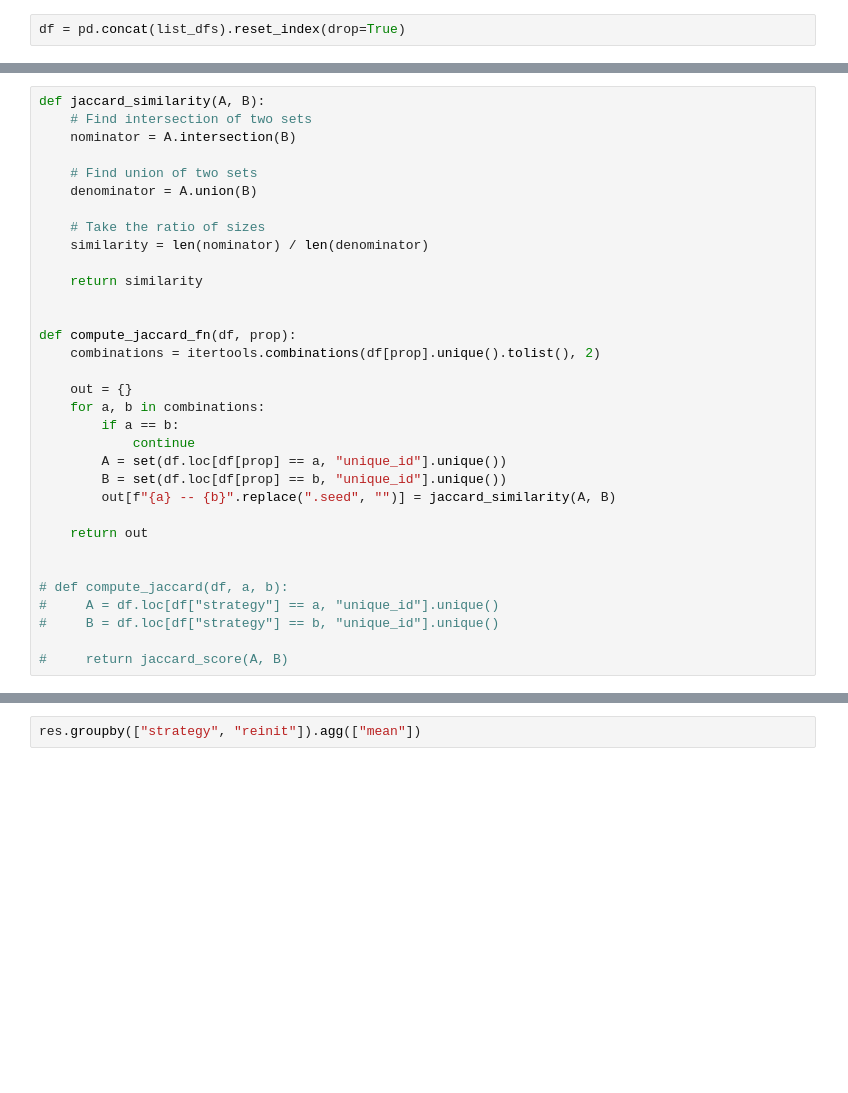
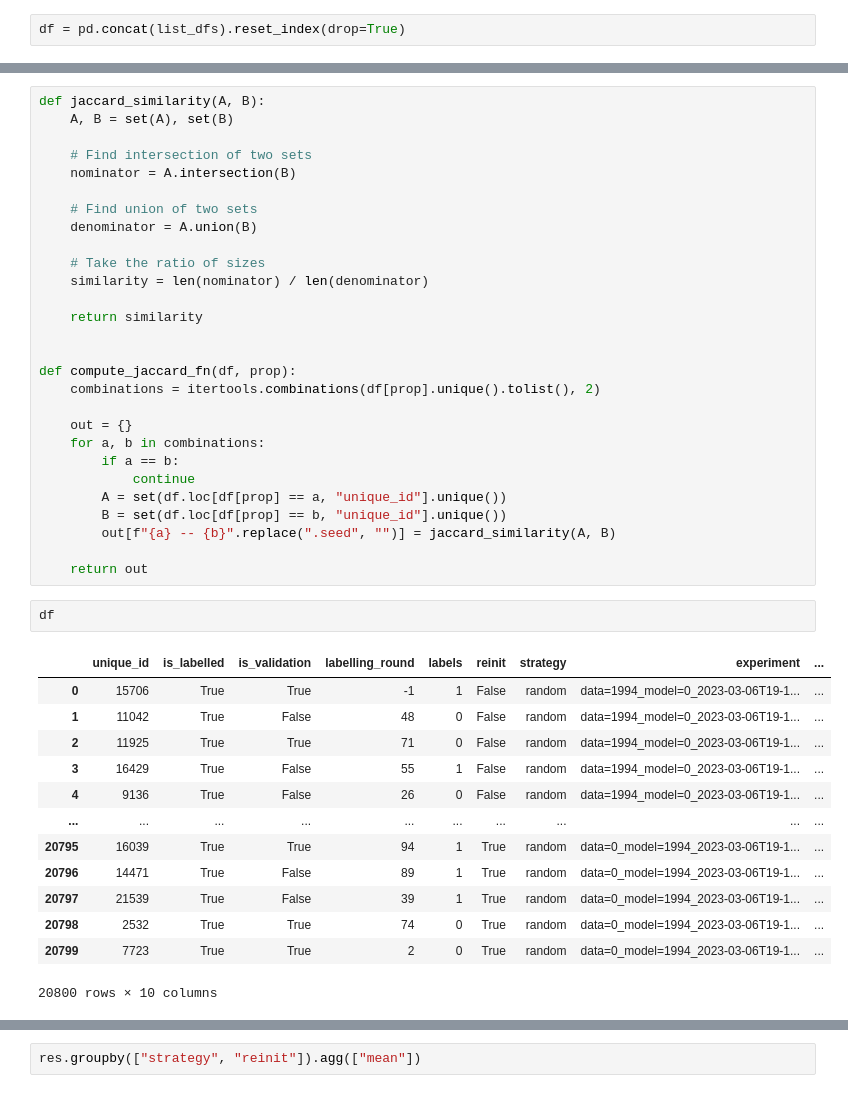
Before and after one commit to pietrolesci/anchoral, a Jupyter notebook: notebooks/set_similarity.ipynb, the cells around one changed output, grey strips where cells are left out. Saved outputs shown, nothing was run; the diff lists cells and outputs as text; blank space fills up the shorter version.

```diff
--- a/notebooks/set_similarity.ipynb
+++ b/notebooks/set_similarity.ipynb
@@ -43,5 +71,7 @@ df = pd.concat(list_dfs).reset_index(drop=True)
 # %%
 def jaccard_similarity(A, B):
+    A, B = set(A), set(B)
+
     # Find intersection of two sets
     nominator = A.intersection(B)
 
@@ -66,10 +96,19 @@ def compute_jaccard_fn(df, prop):
         out[f"{a} -- {b}".replace(".seed", "")] = jaccard_similarity(A, B)
 
     return out
-
-
-# def compute_jaccard(df, a, b):
-#     A = df.loc[df["strategy"] == a, "unique_id"].unique()
-#     B = df.loc[df["strategy"] == b, "unique_id"].unique()
-
-#     return jaccard_score(A, B)
+# %%
+df
+# %% [output]
+|  | unique_id | is_labelled | is_validation | labelling_round | labels | reinit | strategy | experiment | ... |
+| 0 | 15706 | True | True | -1 | 1 | False | random | data=1994_model=0_2023-03-06T19-1... | ... |
+| 1 | 11042 | True | False | 48 | 0 | False | random | data=1994_model=0_2023-03-06T19-1... | ... |
+| 2 | 11925 | True | True | 71 | 0 | False | random | data=1994_model=0_2023-03-06T19-1... | ... |
+| 3 | 16429 | True | False | 55 | 1 | False | random | data=1994_model=0_2023-03-06T19-1... | ... |
+| 4 | 9136 | True | False | 26 | 0 | False | random | data=1994_model=0_2023-03-06T19-1... | ... |
+| ... | ... | ... | ... | ... | ... | ... | ... | ... | ... |
+| 20795 | 16039 | True | True | 94 | 1 | True | random | data=0_model=1994_2023-03-06T19-1... | ... |
+| 20796 | 14471 | True | False | 89 | 1 | True | random | data=0_model=1994_2023-03-06T19-1... | ... |
+| 20797 | 21539 | True | False | 39 | 1 | True | random | data=0_model=1994_2023-03-06T19-1... | ... |
+| 20798 | 2532 | True | True | 74 | 0 | True | random | data=0_model=1994_2023-03-06T19-1... | ... |
+| 20799 | 7723 | True | True | 2 | 0 | True | random | data=0_model=1994_2023-03-06T19-1... | ... |
+20800 rows × 10 columns
```
Also changed, not shown: parts of 19 cells of this notebook, 22 other files.
